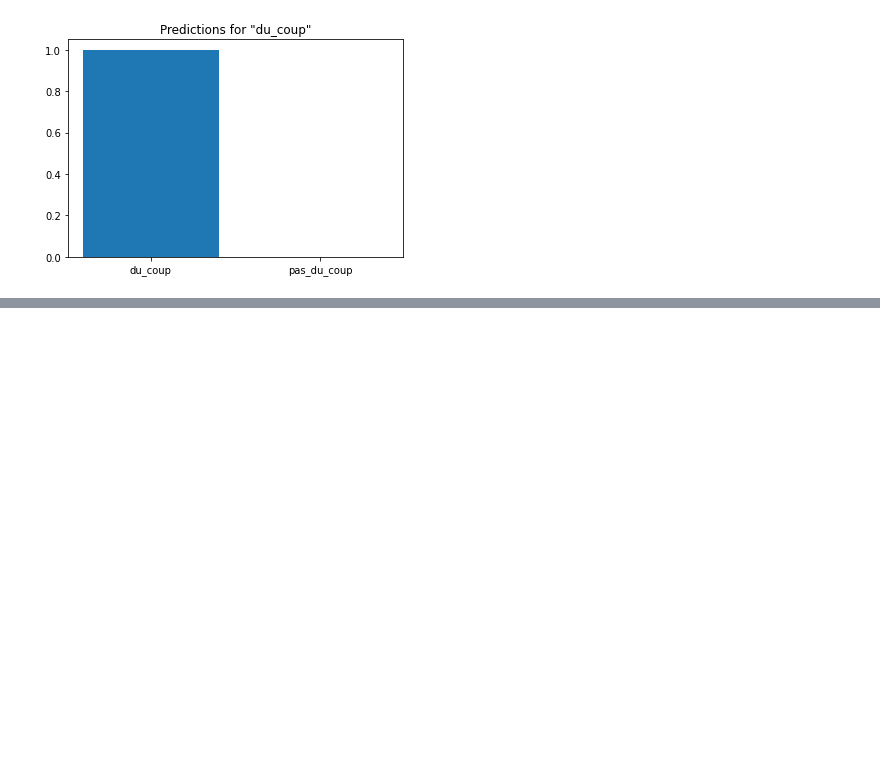
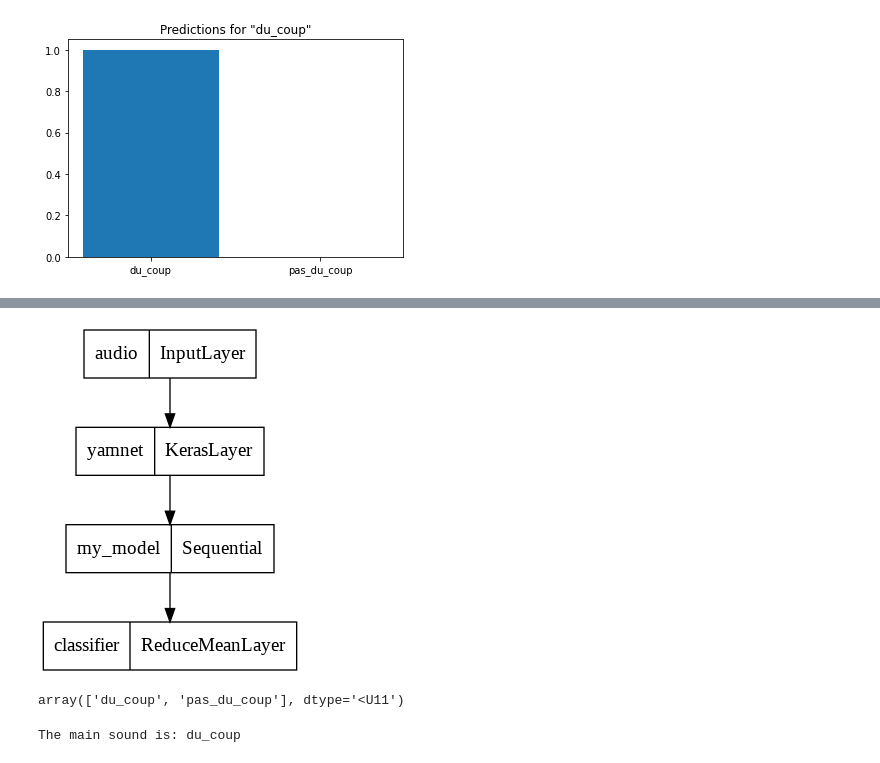
Before and after one commit to JulienGremillot/du_coup, a Jupyter notebook: du_coup.ipynb, the cells around one changed output, grey strips where cells are left out. Drawn from its saved outputs; the diff is of its cells as text; code cells hidden in the pictures; blank space fills up the shorter version.

Commit message:
Avec du Transfer Learning depuis Yamnet

```diff
--- a/du_coup.ipynb
+++ b/du_coup.ipynb
@@ -423,0 +545,13 @@ for spectrogram, label in sample_ds.batch(1):
+# %%
+# applies the embedding extraction model to a wav data
+def extract_embedding(wav_data, label):
+  ''' run YAMNet to extract embedding from the wav data '''
+  scores, embeddings, spectrogram = yamnet_model(wav_data)
+  num_embeddings = tf.shape(embeddings)[0]
+  return (embeddings,
+            tf.repeat(label, num_embeddings))
+
+# extract embedding
+train_ds = train_ds.map(extract_embedding).unbatch()
+val_ds = val_ds.map(extract_embedding).unbatch()
+train_ds.element_spec
@@ -423,0 +561,10 @@ for spectrogram, label in sample_ds.batch(1):
+# %%
+train_ds = train_ds.cache().shuffle(1000).batch(32).prefetch(tf.data.AUTOTUNE)
+val_ds = val_ds.cache().batch(32).prefetch(tf.data.AUTOTUNE)
+# %%
+history = my_model.fit(
+    train_ds,
+    validation_data=val_ds,
+    epochs=EPOCHS,
+    callbacks=callback
+)
@@ -423,0 +589,5 @@ for spectrogram, label in sample_ds.batch(1):
+# %%
+serving_outputs = my_model(embeddings_output)
+serving_outputs = ReduceMeanLayer(axis=0, name='classifier')(serving_outputs)
+serving_model = tf.keras.Model(input_segment, serving_outputs)
+serving_model.save(saved_model_path, include_optimizer=False)
@@ -423,0 +599,4 @@ for spectrogram, label in sample_ds.batch(1):
+# %%
+tf.keras.utils.plot_model(serving_model)
+# %% [output]
+[figure, added]
@@ -423,0 +605,10 @@ for spectrogram, label in sample_ds.batch(1):
+# %%
+commands
+# %% [output]
+array(['du_coup', 'pas_du_coup'], dtype='<U11')
+# %%
+reloaded_results = reloaded_model(testing_wav_data)
+du_coup_or_not = commands[tf.argmax(reloaded_results)]
+print(f'The main sound is: {du_coup_or_not}')
+# %% [output]
+The main sound is: du_coup
```
Also changed, not shown: parts of 18 cells of this notebook.
